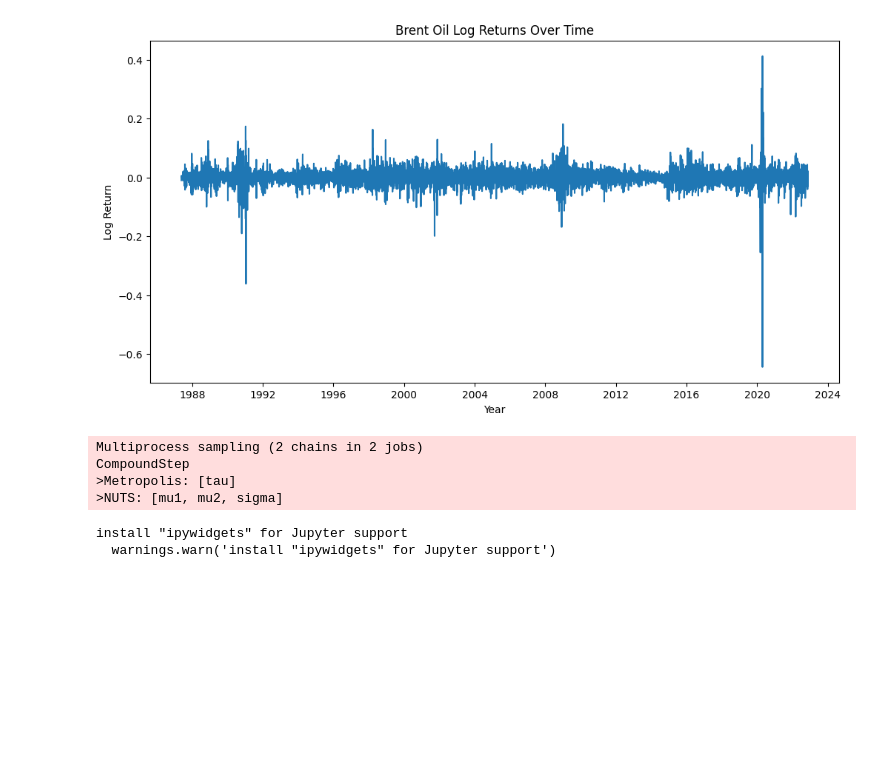
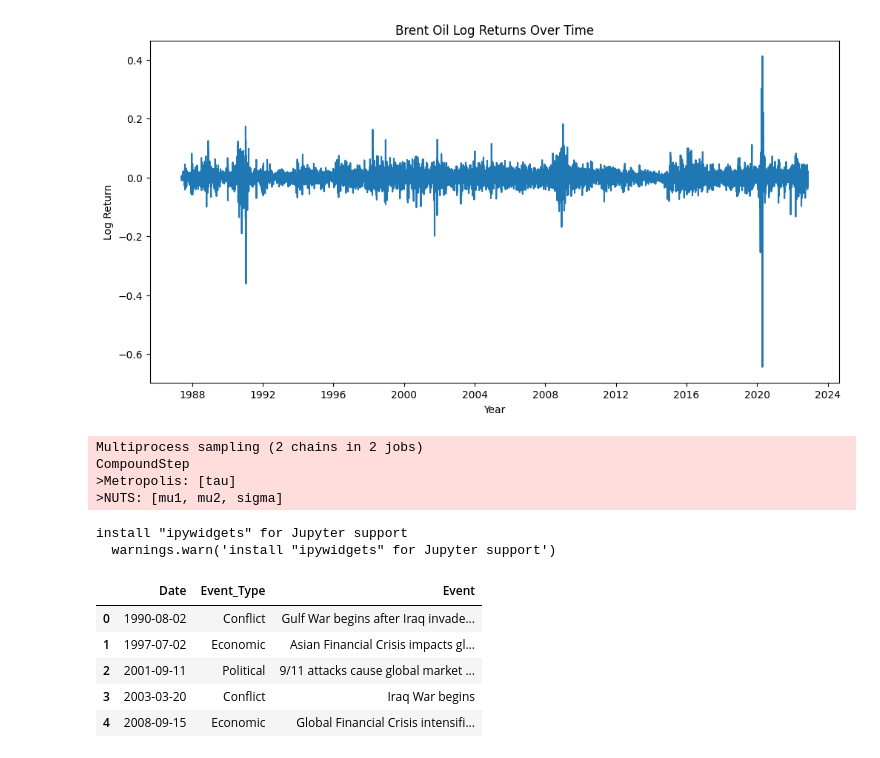
Before and after one commit to yosefmaregn2017-droid/brent-oil-change-point-analysis, a Jupyter notebook: notebooks/01_brent_oil_change_point_analysis.ipynb.ipynb, the cells around one changed output. Saved outputs shown, nothing was run; the diff lists cells and outputs as text; code cells hidden in the pictures; blank space fills up the shorter version.

Commit message:
Update execution counts and add event data loading in analysis notebook

```diff
--- a/notebooks/01_brent_oil_change_point_analysis.ipynb.ipynb
+++ b/notebooks/01_brent_oil_change_point_analysis.ipynb.ipynb
@@ -227,3 +227,19 @@ CompoundStep
 >NUTS: [mu1, mu2, sigma]
 install "ipywidgets" for Jupyter support
   warnings.warn('install "ipywidgets" for Jupyter support')
+# %%
+import pandas as pd
+
+# Load events data
+events_df = pd.read_csv("../data/BrentOilEvents.csv")
+events_df["Date"] = pd.to_datetime(events_df["Date"])
+
+# Show first rows
+events_df.head()
+# %% [output]
+|  | Date | Event_Type | Event |
+| 0 | 1990-08-02 | Conflict | Gulf War begins after Iraq invade... |
+| 1 | 1997-07-02 | Economic | Asian Financial Crisis impacts gl... |
+| 2 | 2001-09-11 | Political | 9/11 attacks cause global market ... |
+| 3 | 2003-03-20 | Conflict | Iraq War begins |
+| 4 | 2008-09-15 | Economic | Global Financial Crisis intensifi... |
```
Also changed, not shown: parts of 7 cells of this notebook.
